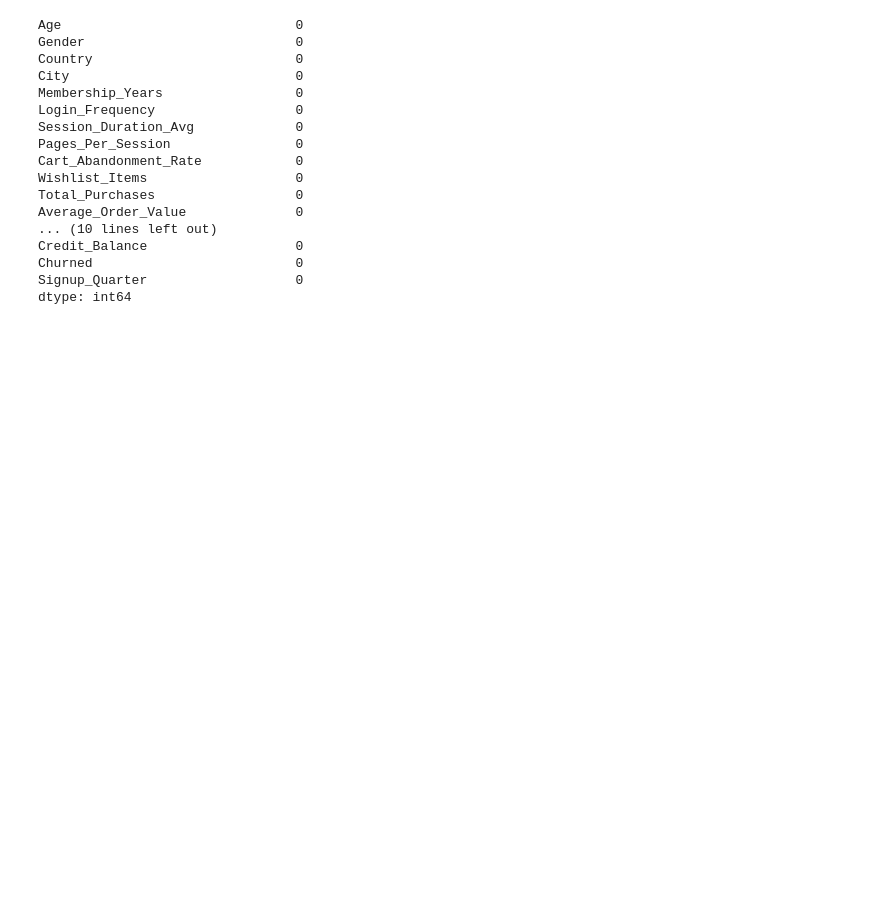
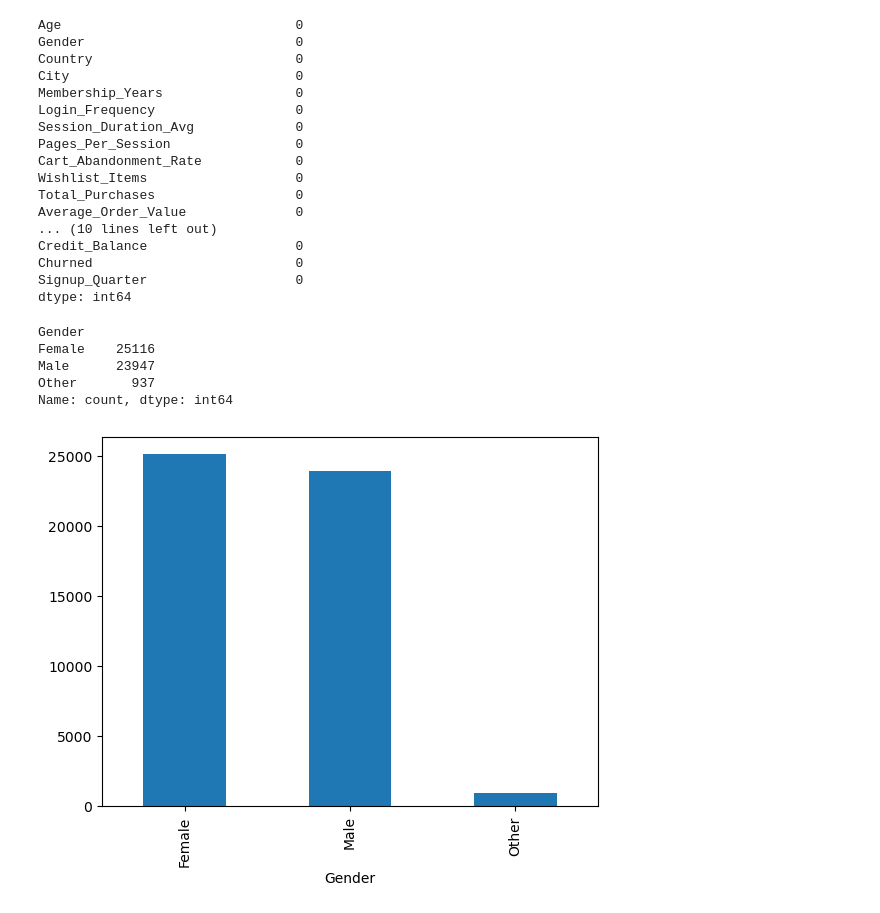
Before and after one commit to sejal18c/Customer-Shopping-Analytics, a Jupyter notebook: notebooks/eda.ipynb, the cells around one changed output. Drawn from its saved outputs; the diff is of its cells as text; code cells hidden in the pictures; blank space fills up the shorter version.

```diff
--- a/notebooks/eda.ipynb
+++ b/notebooks/eda.ipynb
@@ -188,0 +191,14 @@ dtype: int64
+# %%
+df["Gender"].value_counts()
+# %% [output]
+Gender
+Female    25116
+Male      23947
+Other       937
+Name: count, dtype: int64
+# %%
+df["Gender"].value_counts().plot(kind="bar")
+
+plt.show()
+# %% [output]
+[figure, added]
```
Also changed, not shown: parts of 7 cells of this notebook, 1 other file.
